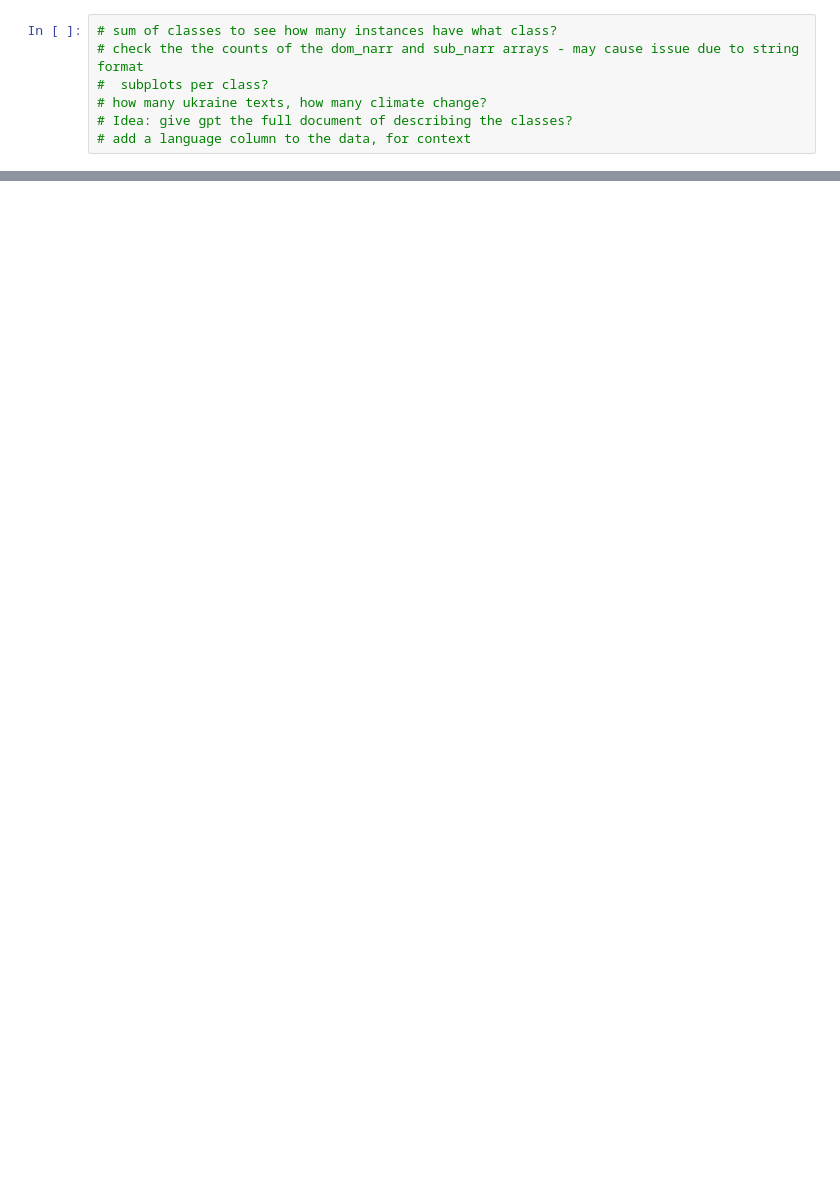
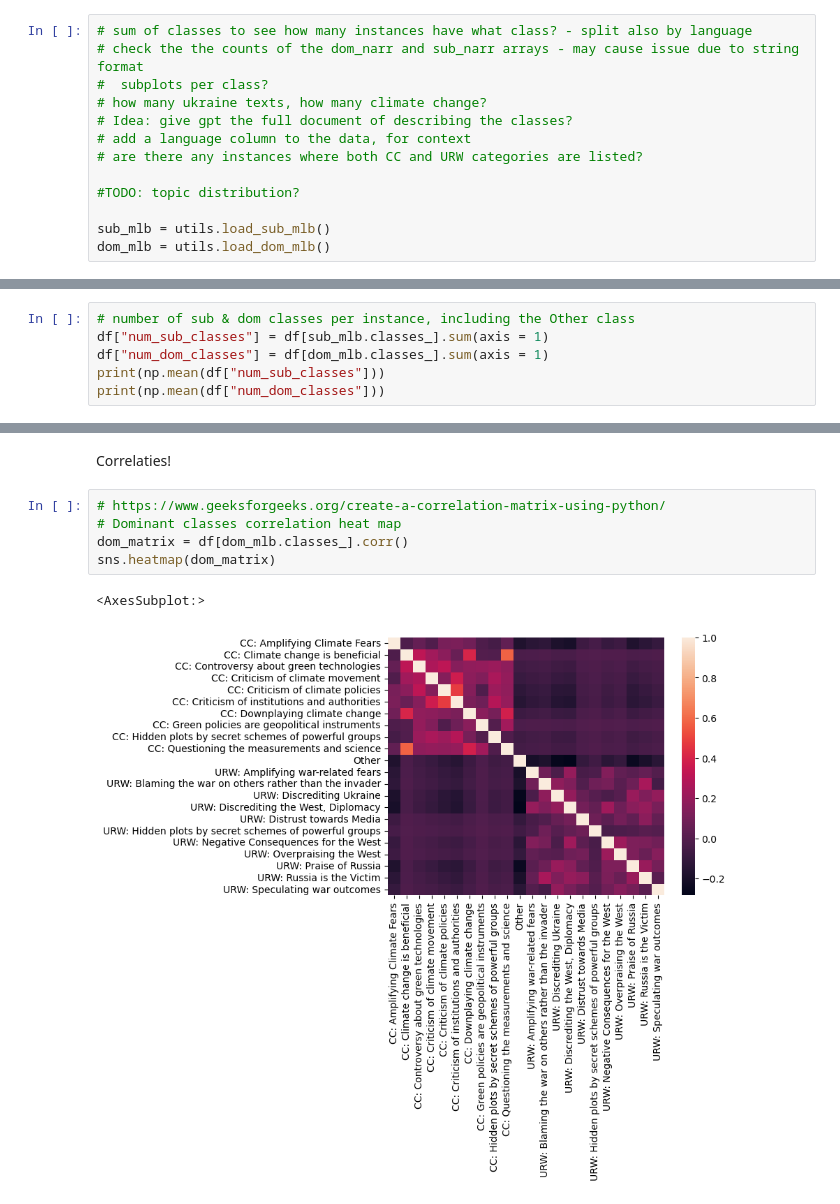
Before and after one commit to jsluijter02/SEMEVAL2025-task-10, a Jupyter notebook: notebooks/data_analysis.ipynb, the cells around one changed output, grey strips where cells are left out. Saved outputs shown, nothing was run; the diff lists cells and outputs as text; blank space fills up the shorter version.

```diff
--- a/notebooks/data_analysis.ipynb
+++ b/notebooks/data_analysis.ipynb
@@ -39,7 +14,13 @@ df.describe()
 # %%
-# sum of classes to see how many instances have what class?
+# sum of classes to see how many instances have what class? - split also by language
 # check the the counts of the dom_narr and sub_narr arrays - may cause issue due to string format
 #  subplots per class?
 # how many ukraine texts, how many climate change?
 # Idea: give gpt the full document of describing the classes?
 # add a language column to the data, for context
+# are there any instances where both CC and URW categories are listed?
+
+#TODO: topic distribution?
+
+sub_mlb = utils.load_sub_mlb()
+dom_mlb = utils.load_dom_mlb()
@@ -45,0 +105,6 @@ df.describe()
+# %%
+# number of sub & dom classes per instance, including the Other class
+df["num_sub_classes"] = df[sub_mlb.classes_].sum(axis = 1)
+df["num_dom_classes"] = df[dom_mlb.classes_].sum(axis = 1)
+print(np.mean(df["num_sub_classes"]))
+print(np.mean(df["num_dom_classes"]))
@@ -45,0 +130,10 @@ df.describe()
+# %% [markdown]
+Correlaties!
+# %%
+# https://www.geeksforgeeks.org/create-a-correlation-matrix-using-python/
+# Dominant classes correlation heat map
+dom_matrix = df[dom_mlb.classes_].corr()
+sns.heatmap(dom_matrix)
+# %% [output]
+<AxesSubplot:>
+[figure, added]
```
Also changed, not shown: parts of 16 cells of this notebook, 9 other files.
